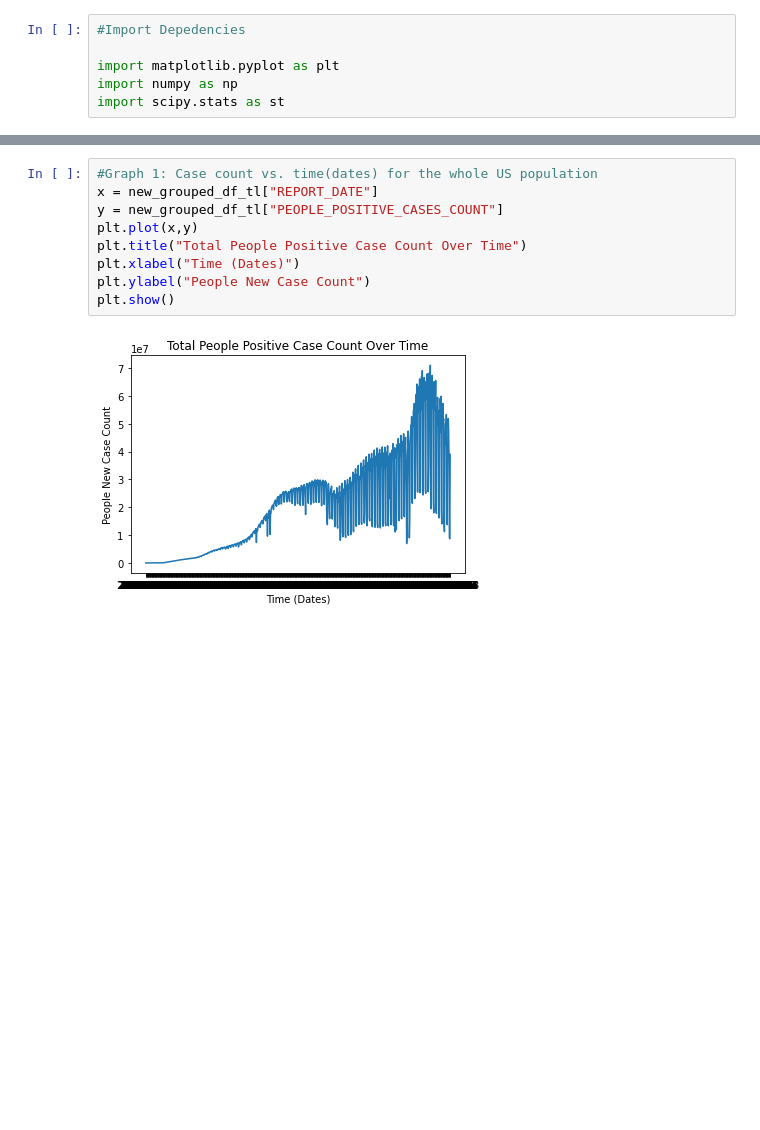
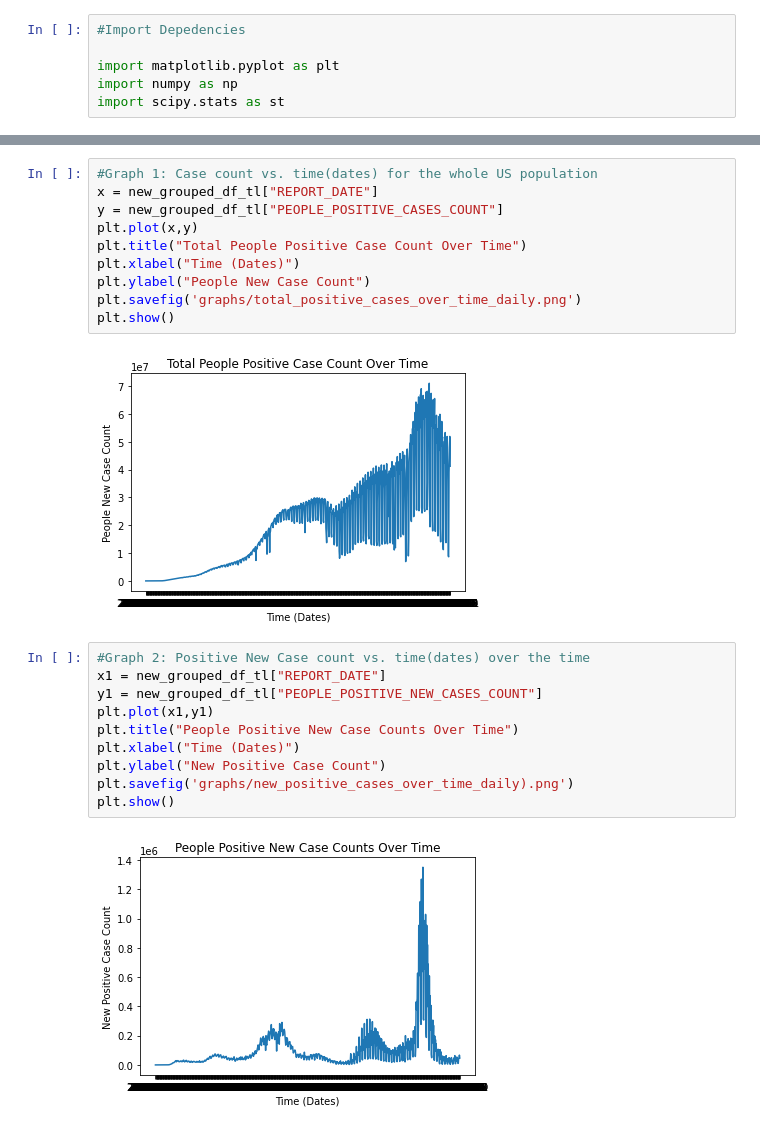
Before and after one commit to neelroyy/covid-19, a Jupyter notebook: Analysis 1 - Case Count and New Case Count.ipynb, the cells around one changed output, grey strips where cells are left out. Drawn from its saved outputs; the diff is of its cells as text; blank space fills up the shorter version.

```diff
--- a/Analysis 1 - Case Count and New Case Count.ipynb
+++ b/Analysis 1 - Case Count and New Case Count.ipynb
@@ -131,6 +138,19 @@ plt.plot(x,y)
 plt.title("Total People Positive Case Count Over Time")
 plt.xlabel("Time (Dates)")
 plt.ylabel("People New Case Count")
+plt.savefig('graphs/total_positive_cases_over_time_daily.png')
 plt.show()
 # %% [output]
 [figure]
+# %%
+#Graph 2: Positive New Case count vs. time(dates) over the time
+x1 = new_grouped_df_tl["REPORT_DATE"]
+y1 = new_grouped_df_tl["PEOPLE_POSITIVE_NEW_CASES_COUNT"]
+plt.plot(x1,y1)
+plt.title("People Positive New Case Counts Over Time")
+plt.xlabel("Time (Dates)")
+plt.ylabel("New Positive Case Count")
+plt.savefig('graphs/new_positive_cases_over_time_daily).png')
+plt.show()
+# %% [output]
+[figure, added]
```
Also changed, not shown: parts of 11 cells of this notebook, 8 other files.
